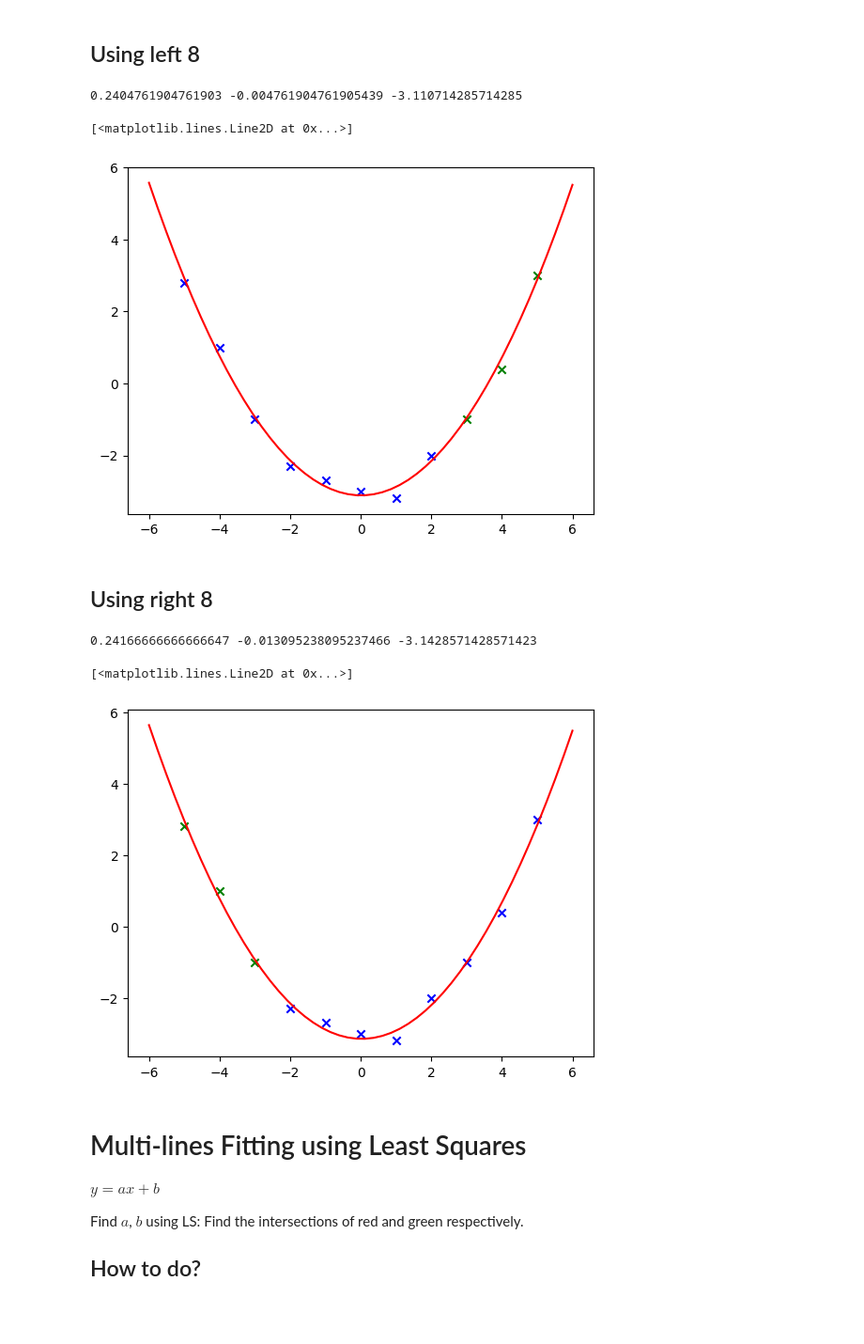
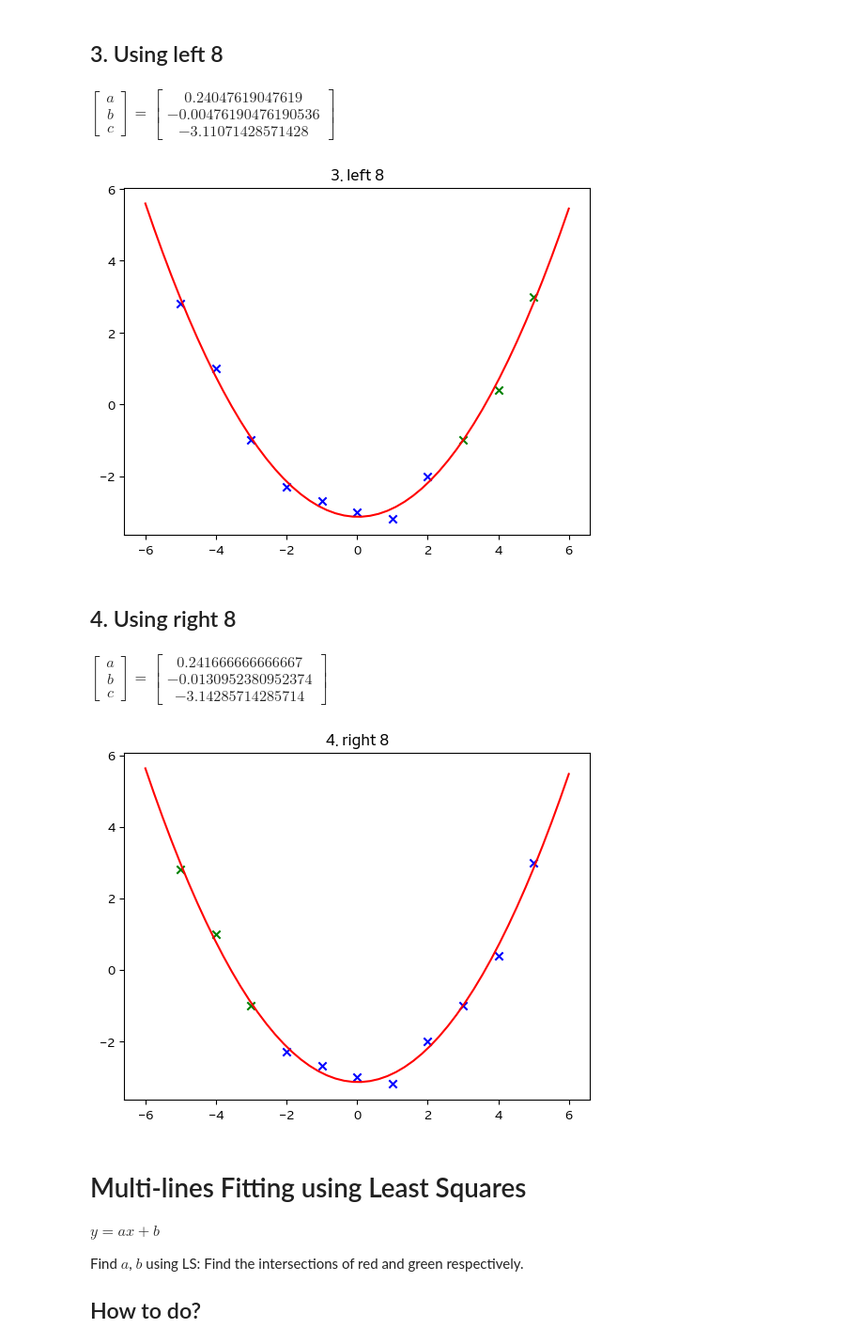
Before and after one commit to yenru0/LINALG_HW4, a Jupyter notebook: problem.ipynb, the cells around one changed output. Shown at 94% size. Saved outputs shown, nothing was run; the diff lists cells and outputs as text; code cells hidden in the pictures; blank space fills up the shorter version.

```diff
--- a/problem.ipynb
+++ b/problem.ipynb
@@ -3,8 +3,16 @@ import matplotlib.pyplot as plt
 import numpy as np
 from numpy.linalg import inv
 import sympy as sp
-from IPython.display import display, Math
+from IPython.display import display, Math, display_html
 from PIL import Image
+
+import matplotlib.font_manager as font_manager
+
+
+font_manager.fontManager.addfont("res/NanumHumanRegular.otf")
+prop = font_manager.FontProperties(fname="res/NanumHumanRegular.otf")
+
+plt.rcParams["font.family"] = prop.get_name()
 # %% [markdown]
 # Quadratic Function Fitting using Least Squares
 
@@ -96,47 +102,48 @@ plt.plot(X, Y, color='red')
 # %% [markdown]
-## Using left 8
+## 3. Using left 8
 # %%
-A3 = np.stack([PointsX[0:8] ** 2, PointsX[0:8], np.ones(PointsX[0:8].shape)], axis=1)
+A3 = sp.Matrix(np.stack([PointsX[:8] ** 2, PointsX[:8], np.ones(PointsX[:8].shape)], axis=1))
 
-Y3 = PointsY[0:8]
-
-a, b, c = inv(A3.T @ A3) @ A3.T @ Y3
-print(a, b, c)
+x3 = (A3.T @ A3).inv() @ A3.T @ b[:8, :]
+display(sp.Equality(x_view, x3))
 # %% [output]
-0.2404761904761903 -0.004761904761905439 -3.110714285714285
+$\displaystyle \left[\begin{matrix}a\\b\\c\end{matrix}\right] = \left[\begin{matrix}0.24047619047619\\-0.00476190476190536\\-3.11071428571428\end{matrix}\right]$
 # %%
 X = np.linspace(-6, 6)
-Y = a * X ** 2 + b * X + c
+Y = x3[0] * X ** 2 + x[1] * X + x[2]
 
 plt.scatter(PointsX[0:8], PointsY[0:8], c='blue', marker='x')
 plt.scatter(PointsX[8:], PointsY[8:], c='green', marker='x')
 
+plt.title("3. left 8")
 plt.plot(X, Y, color='red')
+
+plt.show()
 # %% [output]
-[<matplotlib.lines.Line2D at 0x...>]
-[figure, old version]
+[figure, new version]
 # %% [markdown]
-## Using right 8
+## 4. Using right 8
 # %%
-A4 = np.stack([PointsX[3:] ** 2, PointsX[3:], np.ones(PointsX[3:].shape)], axis=1)
+A4 = sp.Matrix(np.stack([PointsX[3:] ** 2, PointsX[3:], np.ones(PointsX[3:].shape)], axis=1))
 
-Y4 = PointsY[3:]
-
-a, b, c = inv(A4.T @ A4) @ A4.T @ Y4
-print(a, b, c)
+x4 = (A4.T @ A4).inv() @ A4.T @ b[3:, :]
+display(sp.Equality(x_view, x4))
 # %% [output]
-0.24166666666666647 -0.013095238095237466 -3.1428571428571423
+$\displaystyle \left[\begin{matrix}a\\b\\c\end{matrix}\right] = \left[\begin{matrix}0.241666666666667\\-0.0130952380952374\\-3.14285714285714\end{matrix}\right]$
 # %%
 X = np.linspace(-6, 6)
-Y = a * X ** 2 + b * X + c
+Y = x4[0] * X ** 2 + x4[1] * X + x4[2]
 
 plt.scatter(PointsX[3:], PointsY[3:], c='blue', marker='x')
 plt.scatter(PointsX[:3], PointsY[:3], c='green', marker='x')
 
+plt.title("4. right 8")
 plt.plot(X, Y, color='red')
+
+
+plt.show()
 # %% [output]
-[<matplotlib.lines.Line2D at 0x...>]
-[figure, old version]
+[figure, new version]
 # %% [markdown]
 # Multi-lines Fitting using Least Squares
 
```
Also changed, not shown: parts of 12 cells of this notebook, 4 other files.
